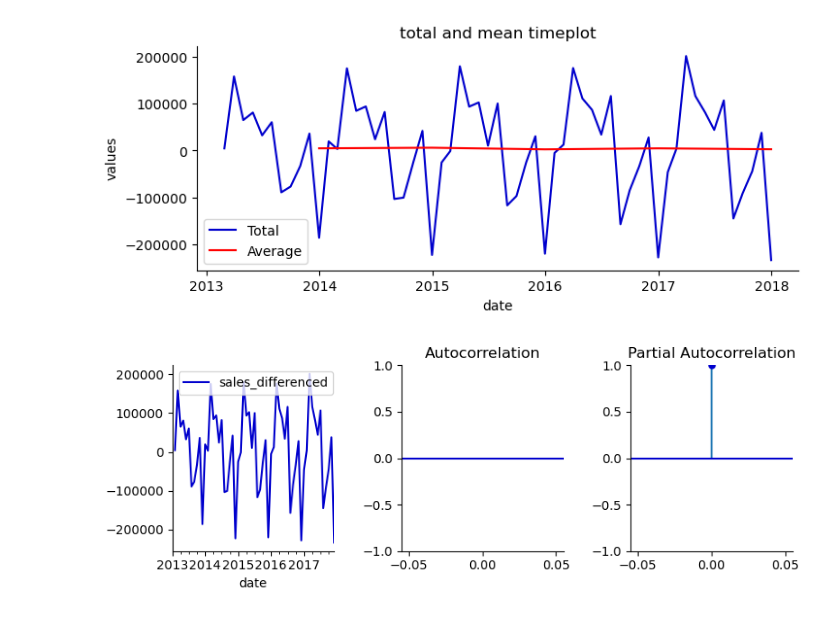
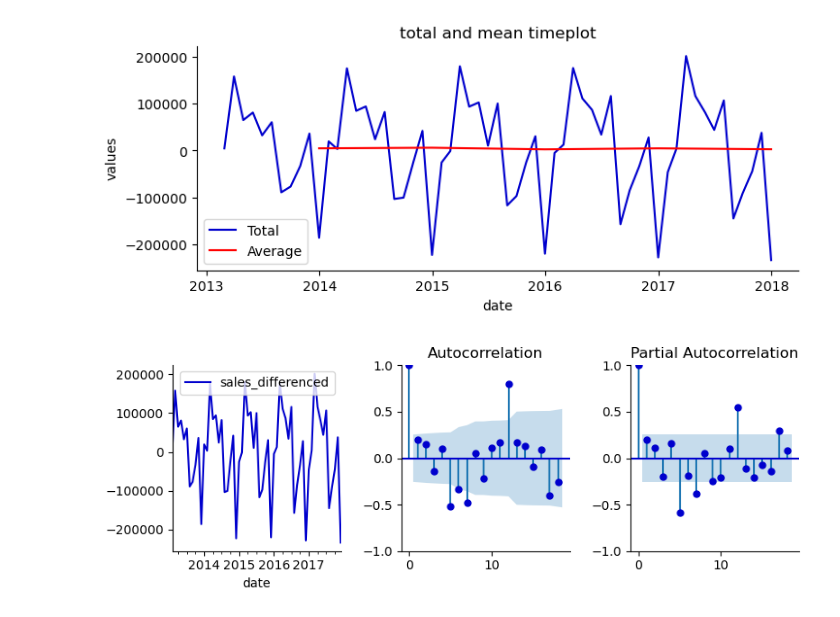
Before and after one commit to mollyryanruby/auto_forecast, a Jupyter notebook: auto_forecast/example/example_notebook.ipynb, the cells around one changed output. Saved outputs shown, nothing was run; the diff lists cells and outputs as text; code cells hidden in the pictures.

Commit message:
added plot_lag_cols added sorting to difference_data

```diff
--- a/auto_forecast/example/example_notebook.ipynb
+++ b/auto_forecast/example/example_notebook.ipynb
@@ -16,11 +18,19 @@ date_col = 'date'
 mean_freq = 'Y'
 daily_data = pd.read_csv('train.csv')
 
-monthly_data = aggregate_by_time(daily_data,
-                                date_col,
-                                resample_freq='M',
-                                aggregate='sum'
-                                )
+monthly_data = aggregate_by_time(
+    daily_data,
+    date_col,
+    resample_freq='M',
+    aggregate='sum'
+    )
 
-stationary_data = difference_data(monthly_data, value_col)
+monthly_data = difference_data(
+    data=monthly_data,
+    date_col=date_col,
+    value_col=value_col,
+    diff_value_col_name=diffed_value_col
+    )
+
+supervised_data = create_lag_data(monthly_data, date_col, diffed_value_col, 13)
 # %% [markdown]
@@ -46,6 +58,6 @@ plot_time_series(stationary_data, date_col, diffed_value_col, mean_freq)
 # %% [output]
 [figure]
 # %%
-plt_acf_pcf(stationary_data, date_col, diffed_value_col, lags=13)
+plt_acf_pcf(monthly_data, date_col, diffed_value_col)
 # %% [output]
-[figure, old version]
+[figure, new version]
```
Also changed, not shown: parts of 5 cells of this notebook, 2 other files.
